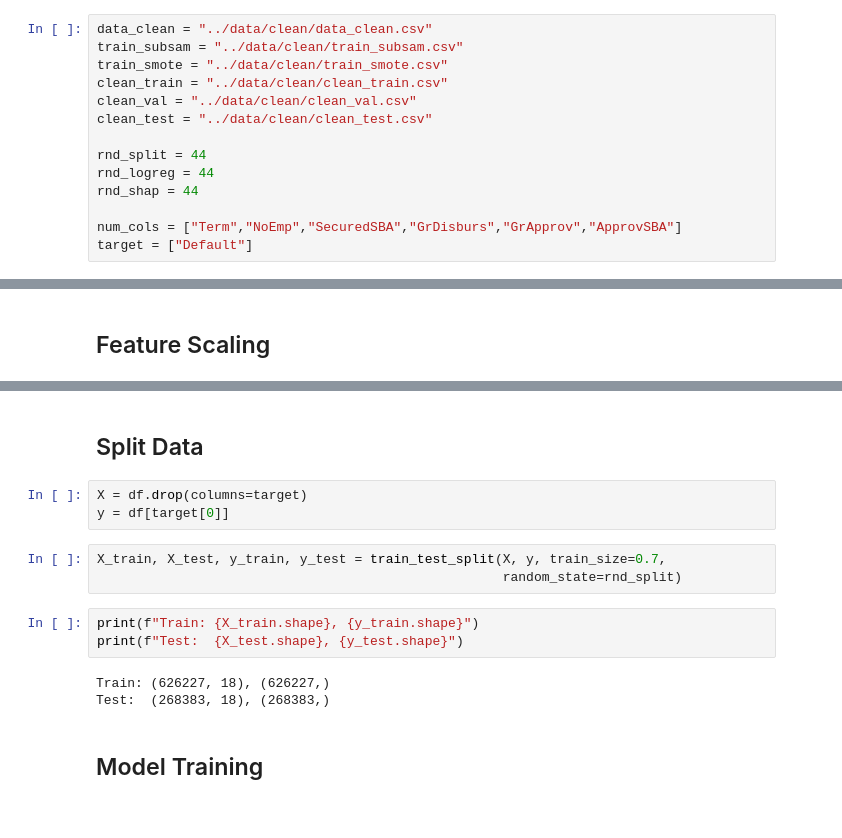
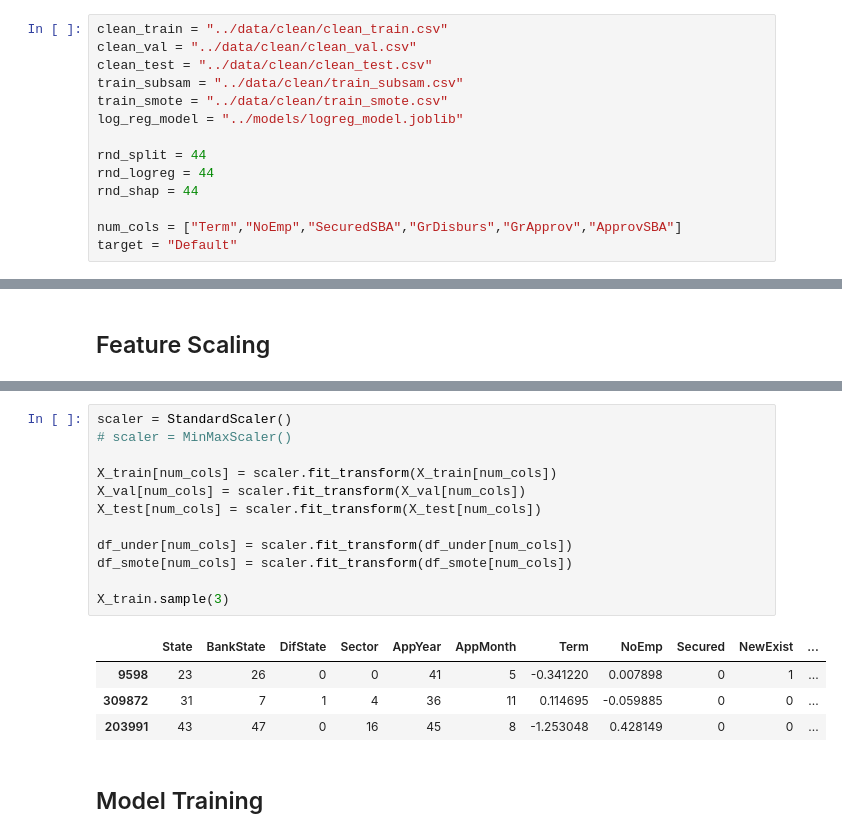
Before and after one commit to Ly-Ax/TFMasterIA, a Jupyter notebook: notebooks/logistic_regression.ipynb, the cells around one changed output, grey strips where cells are left out. Saved outputs shown, nothing was run; the diff lists cells and outputs as text.

```diff
--- a/notebooks/logistic_regression.ipynb
+++ b/notebooks/logistic_regression.ipynb
@@ -25,14 +25,14 @@ from sklearn.pipeline import Pipeline
 # %%
-data_clean = "../data/clean/data_clean.csv"
-train_subsam = "../data/clean/train_subsam.csv"
-train_smote = "../data/clean/train_smote.csv"
 clean_train = "../data/clean/clean_train.csv"
 clean_val = "../data/clean/clean_val.csv"
 clean_test = "../data/clean/clean_test.csv"
+train_subsam = "../data/clean/train_subsam.csv"
+train_smote = "../data/clean/train_smote.csv"
+log_reg_model = "../models/logreg_model.joblib"
 
 rnd_split = 44
 rnd_logreg = 44
 rnd_shap = 44
 
 num_cols = ["Term","NoEmp","SecuredSBA","GrDisburs","GrApprov","ApprovSBA"]
-target = ["Default"]
+target = "Default"
@@ -81,17 +78,20 @@ df.sample(3)
-# %% [markdown]
-## Split Data
-# %%
-X = df.drop(columns=target)
-y = df[target[0]]
-# %%
-X_train, X_test, y_train, y_test = train_test_split(X, y, train_size=0.7,
-                                                    random_state=rnd_split)
-# %%
-print(f"Train: {X_train.shape}, {y_train.shape}")
-print(f"Test:  {X_test.shape}, {y_test.shape}")
-# %% [output]
-Train: (626227, 18), (626227,)
-Test:  (268383, 18), (268383,)
+# %%
+scaler = StandardScaler()
+# scaler = MinMaxScaler()
+
+X_train[num_cols] = scaler.fit_transform(X_train[num_cols])
+X_val[num_cols] = scaler.fit_transform(X_val[num_cols])
+X_test[num_cols] = scaler.fit_transform(X_test[num_cols])
+
+df_under[num_cols] = scaler.fit_transform(df_under[num_cols])
+df_smote[num_cols] = scaler.fit_transform(df_smote[num_cols])
+
+X_train.sample(3)
+# %% [output]
+|  | State | BankState | DifState | Sector | AppYear | AppMonth | Term | NoEmp | Secured | NewExist | ... |
+| 9598 | 23 | 26 | 0 | 0 | 41 | 5 | -0.341220 | 0.007898 | 0 | 1 | ... |
+| 309872 | 31 | 7 | 1 | 4 | 36 | 11 | 0.114695 | -0.059885 | 0 | 0 | ... |
+| 203991 | 43 | 47 | 0 | 16 | 45 | 8 | -1.253048 | 0.428149 | 0 | 0 | ... |
 # %% [markdown]
 ## Model Training
 # %% [markdown]
```
Also changed, not shown: parts of 49 cells of this notebook, 5 other files.
